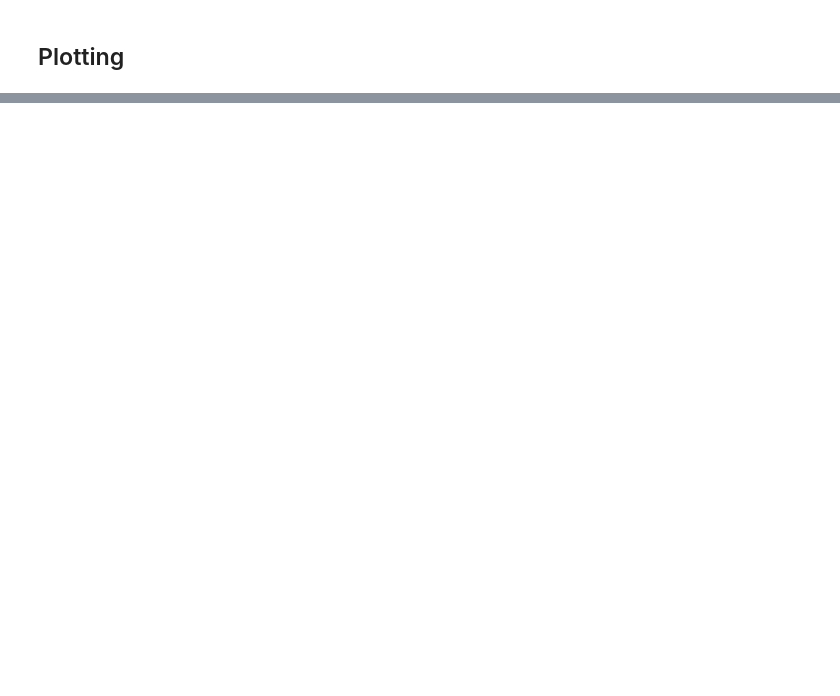
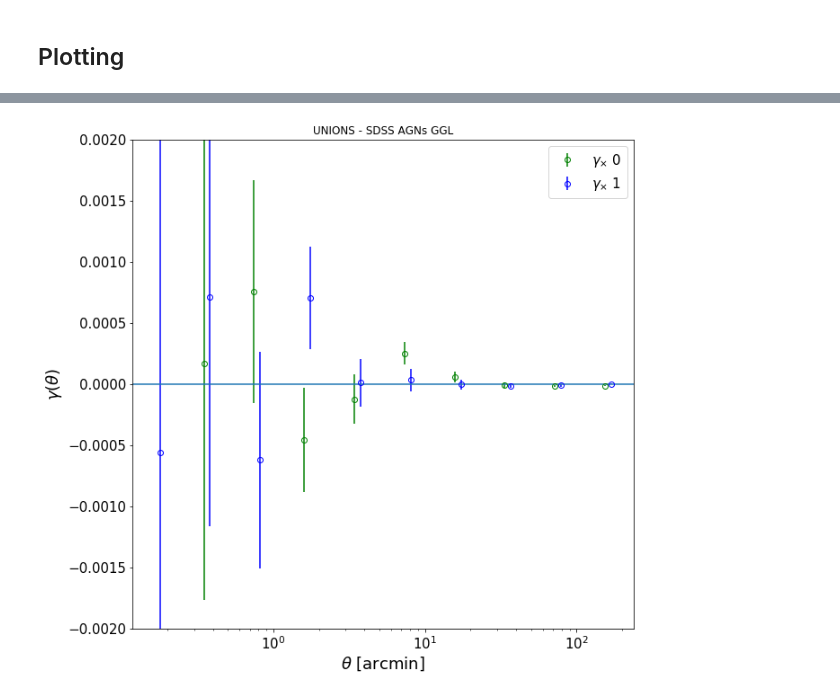
Before and after one commit to ziwenkk/unions-shear-ustc-cea, a Jupyter notebook: agn_ggl/notebooks/GGL_AGN_UNIONS.ipynb, the cells around one changed output, grey strips where cells are left out. Saved outputs shown, nothing was run; the diff lists cells and outputs as text; code cells hidden in the pictures; blank space fills up the shorter version.

```diff
--- a/agn_ggl/notebooks/GGL_AGN_UNIONS.ipynb
+++ b/agn_ggl/notebooks/GGL_AGN_UNIONS.ipynb
@@ -167,0 +233,34 @@ _  = plt.savefig(f'{output_path}/{output_cc_base}_log.pdf')
+# %%
+plt.figure(figsize=(10, 10))
+
+fx = [1, 1.1]
+
+col = ['g', 'b']
+
+for idx in range(n_split):
+    data_cc = data_cc_list[idx]
+    plt.errorbar(
+        data_cc['meanr'] * fx[idx],
+        data_cc['gamX'],
+        yerr=data_cc['sigma'],
+        fmt='o',
+        markerfacecolor='none',
+        c=col[idx],
+        label=rf'$\gamma_{{\times}}$ {idx}'
+    )
+
+plt.axhline(y=0)
+
+plt.xlabel(rf'$\theta$ [{sep_units}]', fontsize=label_size)
+plt.ylabel(r'$\gamma(\theta)$', fontsize=label_size)
+
+plt.xscale('log')
+plt.ylim(-0.002, 0.002)
+plt.xticks(fontsize = ticks_size)
+plt.yticks(fontsize = ticks_size)
+plt.legend(fontsize = ticks_size)
+plt.title('UNIONS - SDSS AGNs GGL')
+
+_  = plt.savefig(f'{output_path}/{output_cc_base}_gx.pdf')
+# %% [output]
+[figure, added]
```
Also changed, not shown: parts of 19 cells of this notebook, 1 other file.
